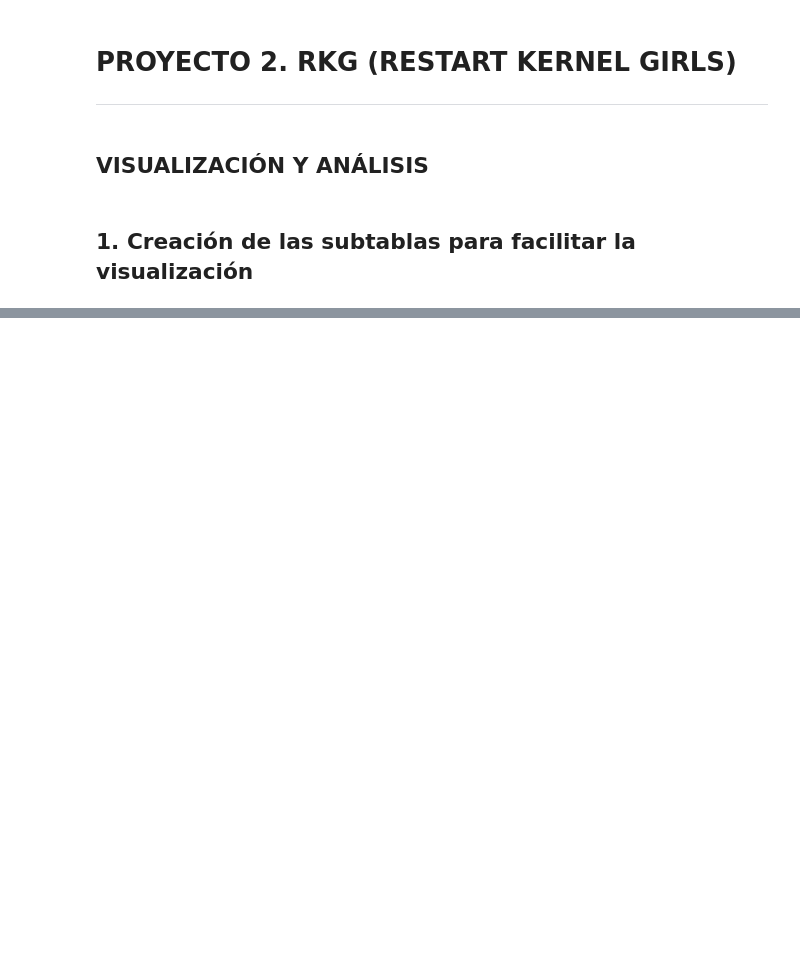
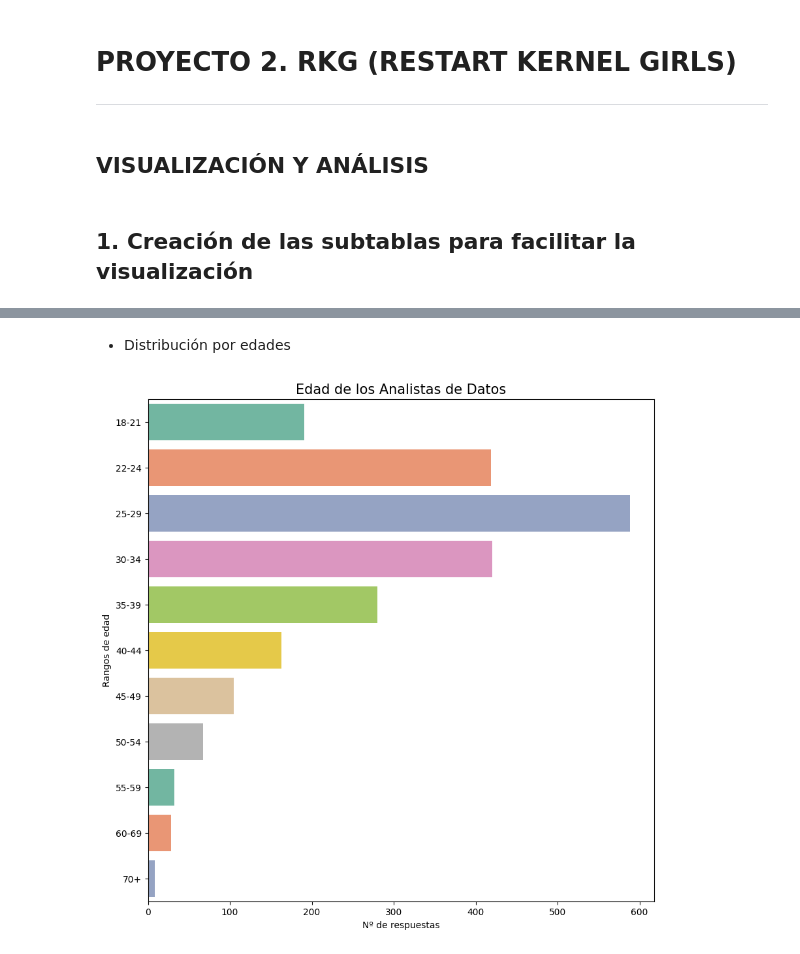
Before and after one commit to MaitaneP/adalab-da-modulo2-proyecto-equipo3, a Jupyter notebook: notebooks/4_visualizacion_datos.ipynb, the cells around one changed output, grey strips where cells are left out. Drawn from its saved outputs; the diff is of its cells as text; code cells hidden in the pictures; blank space fills up the shorter version.

```diff
--- a/notebooks/4_visualizacion_datos.ipynb
+++ b/notebooks/4_visualizacion_datos.ipynb
@@ -22,0 +95,14 @@ df = pd.read_csv('../resultados/df_da_relevante_limpio.csv', index_col = 0)
+# %% [markdown]
+- Distribución por edades
+# %%
+plt.figure(figsize = (10,10))
+
+fig = sns.countplot(y = 'age', data = df, palette = 'Set2', order=spv.orden_edades)
+
+fig.set_title('Edad de los Analistas de Datos', fontsize = 15)
+
+fig.set(xlabel='Nº de respuestas', ylabel='Rangos de edad')
+
+plt.show();
+# %% [output]
+[figure, added]
```
Also changed, not shown: parts of 38 cells of this notebook, 7 other files.
